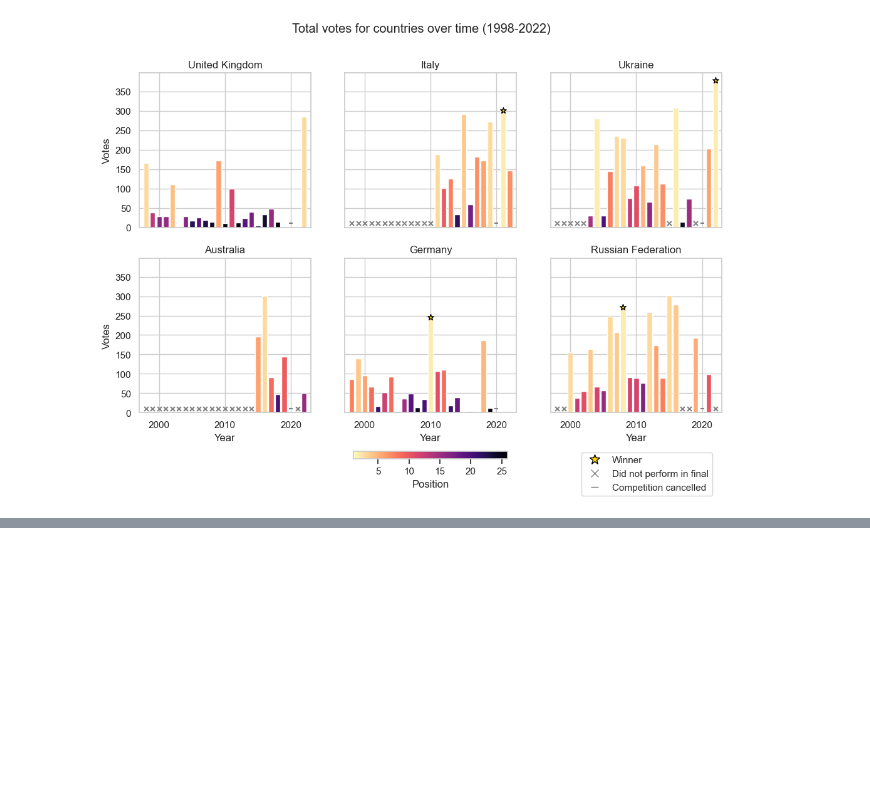
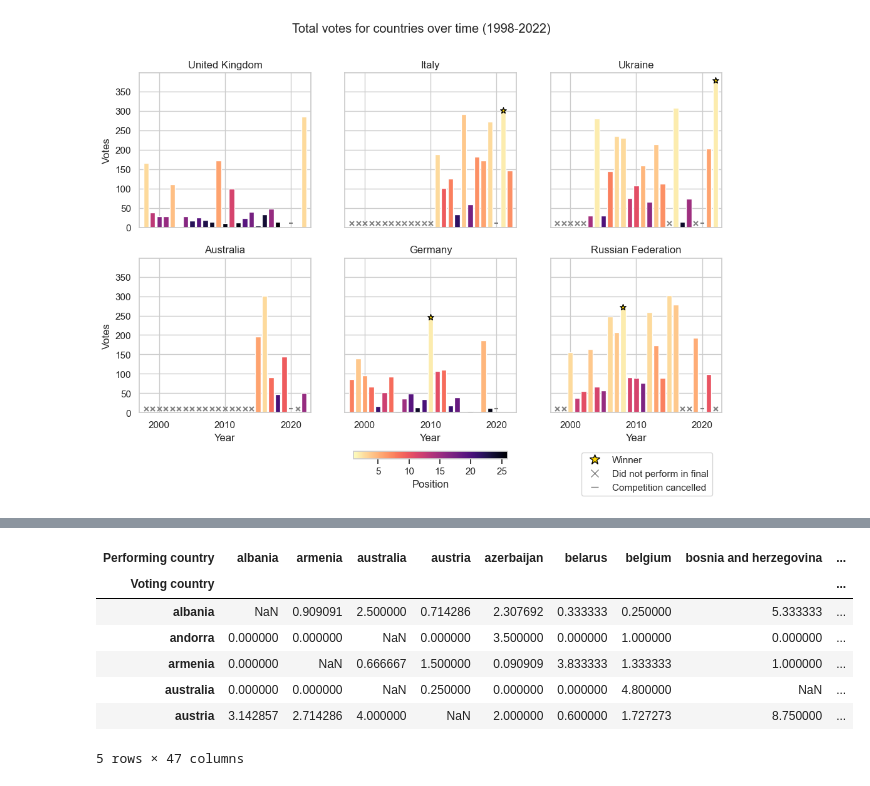
Before and after one commit to KatrionaGoldmann/Eurovision_TDS, a Jupyter notebook: eurovision/notebooks/voting_visualisations.ipynb, the cells around one changed output, grey strips where cells are left out. Cells and saved outputs as stored; diff of their text form; code cells hidden in the pictures; blank space fills up the shorter version.

```diff
--- a/eurovision/notebooks/voting_visualisations.ipynb
+++ b/eurovision/notebooks/voting_visualisations.ipynb
@@ -118,0 +257,8 @@ plt.show()
+# %%
+# subset to only the columns we need
+df_voting= df[['From country', 'Votes', 'To country', 'Year']].copy()
+
+# Get the average votes to each country, for every from country
+df_voting['avg_votes'] = df_voting.groupby(['To country', 'From country'])['Votes'].transform('mean')
+
+df_voting.tail()
@@ -118,0 +292,13 @@ plt.show()
+# %%
+df_heatmap = df_voting_heatmap.pivot(index='Voting country', columns='Performing country', values='avg_votes')
+
+df_heatmap.head()
+# %% [output]
+| Performing country | albania | armenia | australia | austria | azerbaijan | belarus | belgium | bosnia and herzegovina | ... |
+| Voting country |  |  |  |  |  |  |  |  | ... |
+| albania | NaN | 0.909091 | 2.500000 | 0.714286 | 2.307692 | 0.333333 | 0.250000 | 5.333333 | ... |
+| andorra | 0.000000 | 0.000000 | NaN | 0.000000 | 3.500000 | 0.000000 | 1.000000 | 0.000000 | ... |
+| armenia | 0.000000 | NaN | 0.666667 | 1.500000 | 0.090909 | 3.833333 | 1.333333 | 1.000000 | ... |
+| australia | 0.000000 | 0.000000 | NaN | 0.250000 | 0.000000 | 0.000000 | 4.800000 | NaN | ... |
+| austria | 3.142857 | 2.714286 | 4.000000 | NaN | 2.000000 | 0.600000 | 1.727273 | 8.750000 | ... |
+5 rows × 47 columns
```
Also changed, not shown: parts of 20 cells of this notebook.
